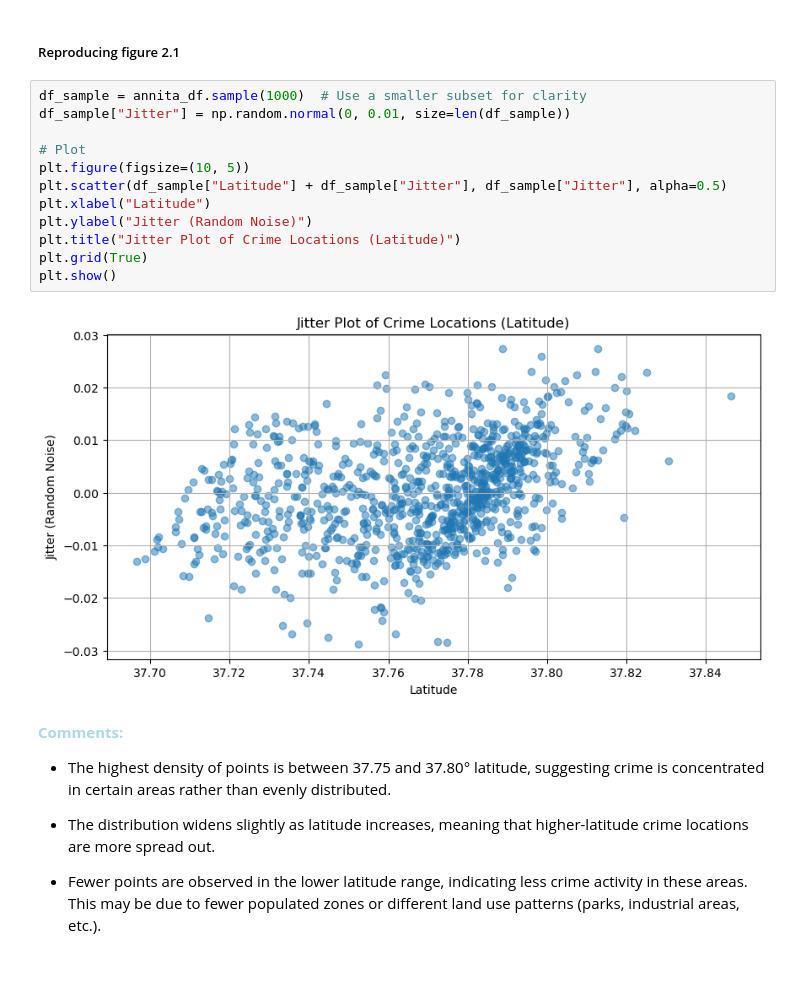
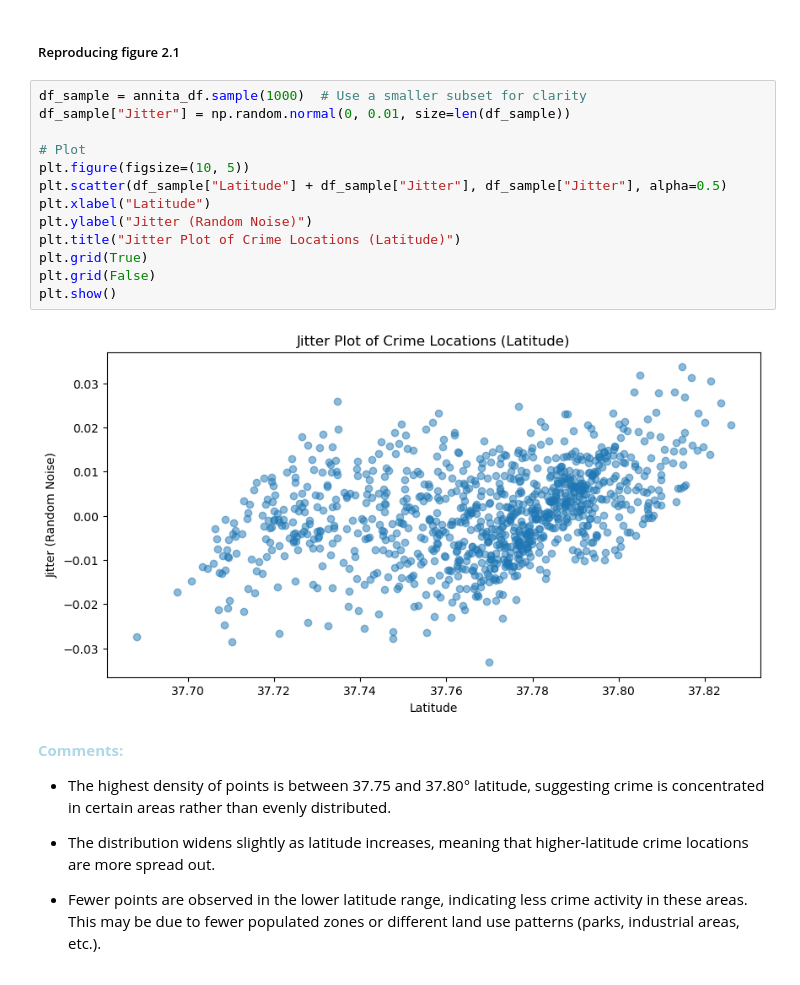
Before and after one commit to ThomasRoennebek/Social_data-analysis_and_visualization, a Jupyter notebook: Assignment 1/Assignment1_Solved.ipynb, the cells around one changed output. Saved outputs shown, nothing was run; the diff lists cells and outputs as text.

```diff
--- a/Assignment 1/Assignment1_Solved.ipynb
+++ b/Assignment 1/Assignment1_Solved.ipynb
@@ -470,17 +472,18 @@ This could indicate that crimes occur mostly in certain neighborhoods rather tha
 # %%
 df_sample = annita_df.sample(1000)  # Use a smaller subset for clarity
 df_sample["Jitter"] = np.random.normal(0, 0.01, size=len(df_sample))
 
 # Plot
 plt.figure(figsize=(10, 5))
 plt.scatter(df_sample["Latitude"] + df_sample["Jitter"], df_sample["Jitter"], alpha=0.5)
 plt.xlabel("Latitude")
 plt.ylabel("Jitter (Random Noise)")
 plt.title("Jitter Plot of Crime Locations (Latitude)")
 plt.grid(True)
+plt.grid(False)
 plt.show()
 # %% [output]
-[figure, old version]
+[figure, new version]
 # %% [markdown]
 <span style="color:lightblue; font-weight:bold;"> Comments:</span>
 
```
Also changed, not shown: parts of 13 cells of this notebook.
